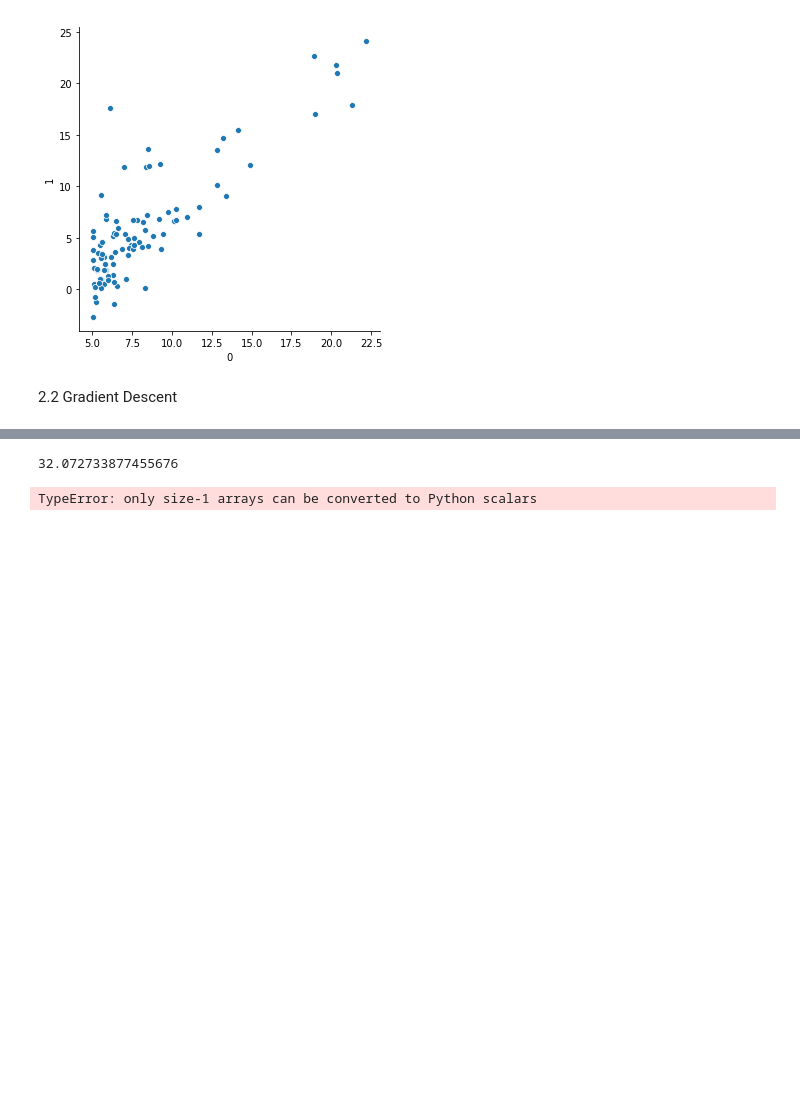
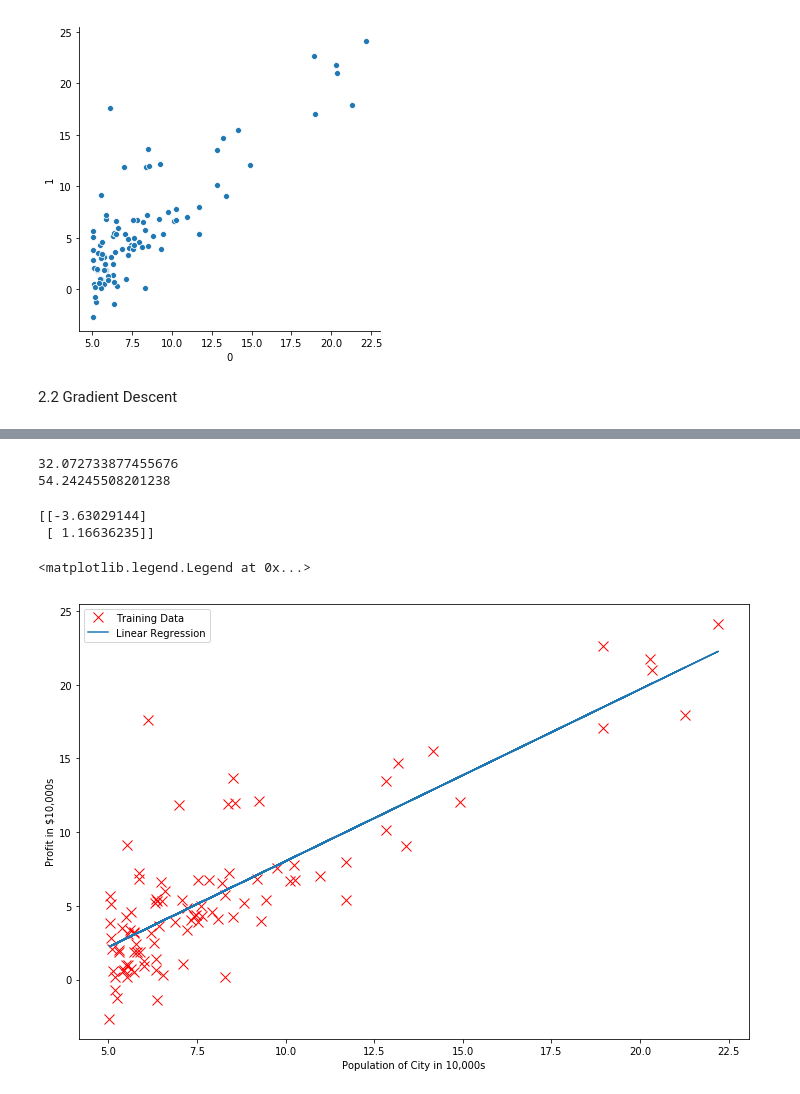
Before and after one commit to chriscross00/ML_Ng, a Jupyter notebook: ML_ex1/ex1_lab.ipynb, the cells around one changed output, grey strips where cells are left out. Cells and saved outputs as stored; diff of their text form; code cells hidden in the pictures; blank space fills up the shorter version.

```diff
--- a/ML_ex1/ex1_lab.ipynb
+++ b/ML_ex1/ex1_lab.ipynb
@@ -58,11 +53,41 @@ def compute_cost(x, y, theta):
 # %%
 test_initial = compute_cost(x, y, theta=[[0], [0]])
 print(test_initial)
+
+test_values = compute_cost(x, y, theta=[[-1], [2]])
+print(test_values)
 # %% [output]
 32.072733877455676
+54.24245508201238
-# %%
-J = compute_cost(x, y, theta=np.array([-1, 2]))
-print('With theta = [-1, 2]\nCost computed = %.2f' % J)
-print('Expected cost value (approximately) 54.24')
-# %% [output]
-TypeError: only size-1 arrays can be converted to Python scalars
+# %%
+def gradient_descent(x, y, theta, alpha, num_iters):
+    m = y.size
+    theta = theta.copy()
+    J_history = []
+
+    for i in range(num_iters):
+        h = np.dot(x, theta)
+        theta = theta - (alpha/m) * (x.T.dot(h - y))
+        J_history.append(compute_cost(x, y, theta))
+    return theta
+# %%
+theta = [[0], [0]]
+
+iterations = 1500
+alpha = 0.01
+
+theta = gradient_descent(x, y, theta, alpha, iterations)
+print(theta)
+# %% [output]
+[[-3.63029144]
+ [ 1.16636235]]
+# %%
+plt.figure(figsize=(12,8))
+plt.plot(x[:,1], y,'rx',markersize=10)
+plt.plot(x[:,1], np.dot(x, theta), '-')
+plt.xlabel('Population of City in 10,000s')
+plt.ylabel('Profit in $10,000s')
+plt.legend(['Training Data', 'Linear Regression'])
+# %% [output]
+<matplotlib.legend.Legend at 0x...>
+[figure, added]
```
Also changed, not shown: parts of 3 cells of this notebook.
